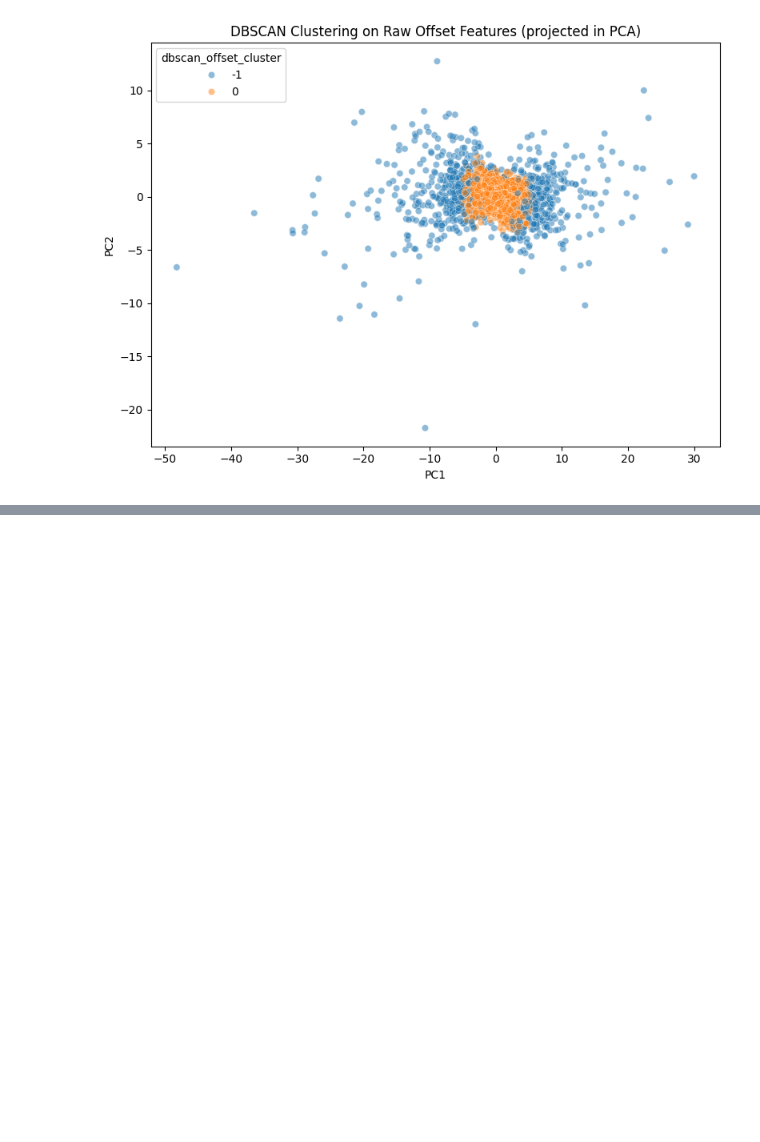
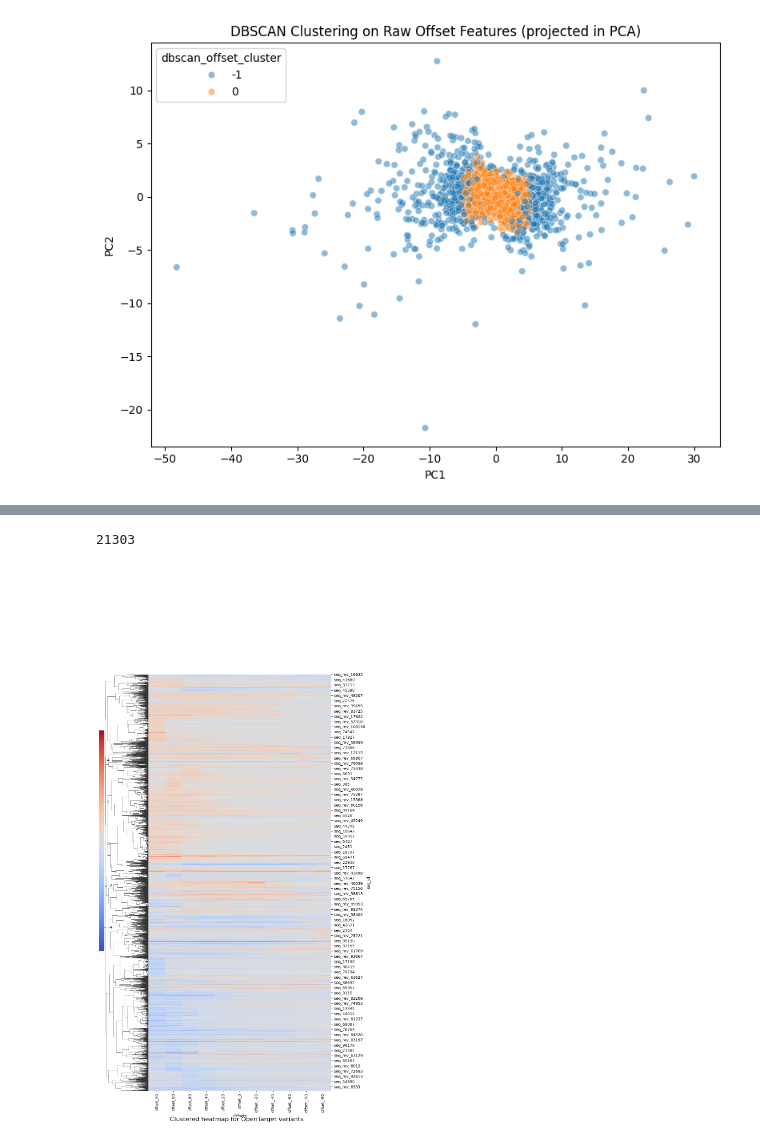
Before and after one commit to de-Boer-Lab/position-mpra, a Jupyter notebook: src/cluster_variant_effects/cluster.ipynb, the cells around one changed output, grey strips where cells are left out. Saved outputs shown, nothing was run; the diff lists cells and outputs as text; code cells hidden in the pictures; blank space fills up the shorter version.

```diff
--- a/src/cluster_variant_effects/cluster.ipynb
+++ b/src/cluster_variant_effects/cluster.ipynb
@@ -223,0 +293,35 @@ plt.show()
+# %%
+import pandas as pd
+import seaborn as sns
+import matplotlib.pyplot as plt
+
+offset_cols = [col for col in combined.columns if col.startswith('offset_')]
+
+filtered = combined[combined[offset_cols].apply(
+    lambda row: (row > 0.5).any() or (row < -0.5).any(), axis=1)]
+
+print(len(filtered))
+heatmap_data = filtered[offset_cols]
+heatmap_data.index = filtered['seq_id']
+
+g = sns.clustermap(
+    heatmap_data,
+    cmap='coolwarm',
+    metric='correlation',
+    method='complete',
+    figsize=(10,20),
+    annot=False,
+    col_cluster=False,
+    z_score=None,
+    standard_scale=None
+)
+
+g.cax.set_position([0, .3, .02, .4])
+g.ax_heatmap.set_xlabel("Offsets")
+g.ax_heatmap.set_ylabel("seq_id")
+g.fig.suptitle("Clustered heatmap for OpenTarget variants", y=0, fontsize=16, ha='center')
+
+plt.show()
+# %% [output]
+21303
+[figure, added]
```
Also changed, not shown: parts of 4 cells of this notebook, 1 other file.
